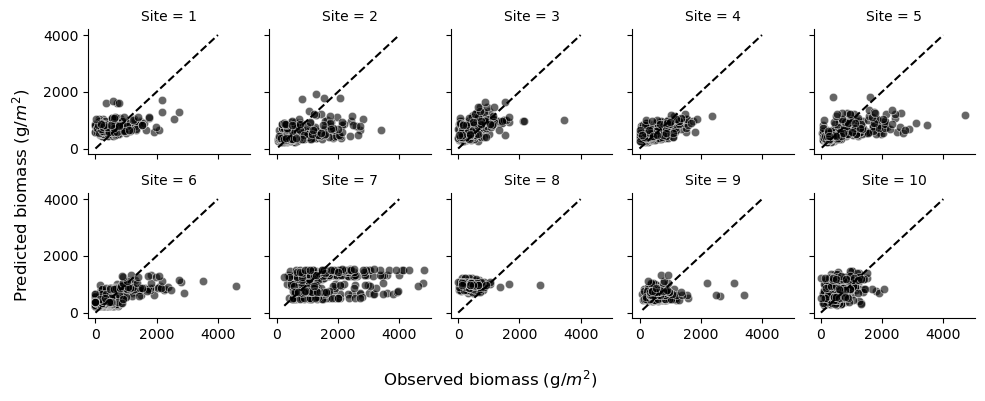
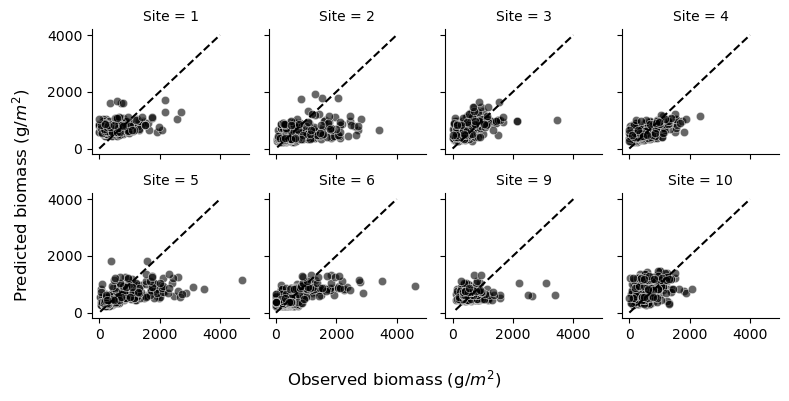
The change to this notebook cell's code, shown as a diff; its figure went from the first image to the second:
--- before
+++ after
@@ -5,7 +5,7 @@
 target_sites = [1, 2, 3, 4, 5, 6, 9, 10]
 plot_dfdf = dfdf[dfdf['Site'].isin(target_sites)]
-plot_dfdf = dfdf
+# plot_dfdf = dfdf
 
-g = sns.FacetGrid(plot_dfdf, col="Site", col_wrap=5, height=2, sharex=True, sharey=True)
+g = sns.FacetGrid(plot_dfdf, col="Site", col_wrap=4, height=2, sharex=True, sharey=True)
 g.map_dataframe(sns.scatterplot, x="Plant_Biomass", y="prediction", alpha=0.6, color = 'black')
 

Commit: hotspots and biomass, connecting